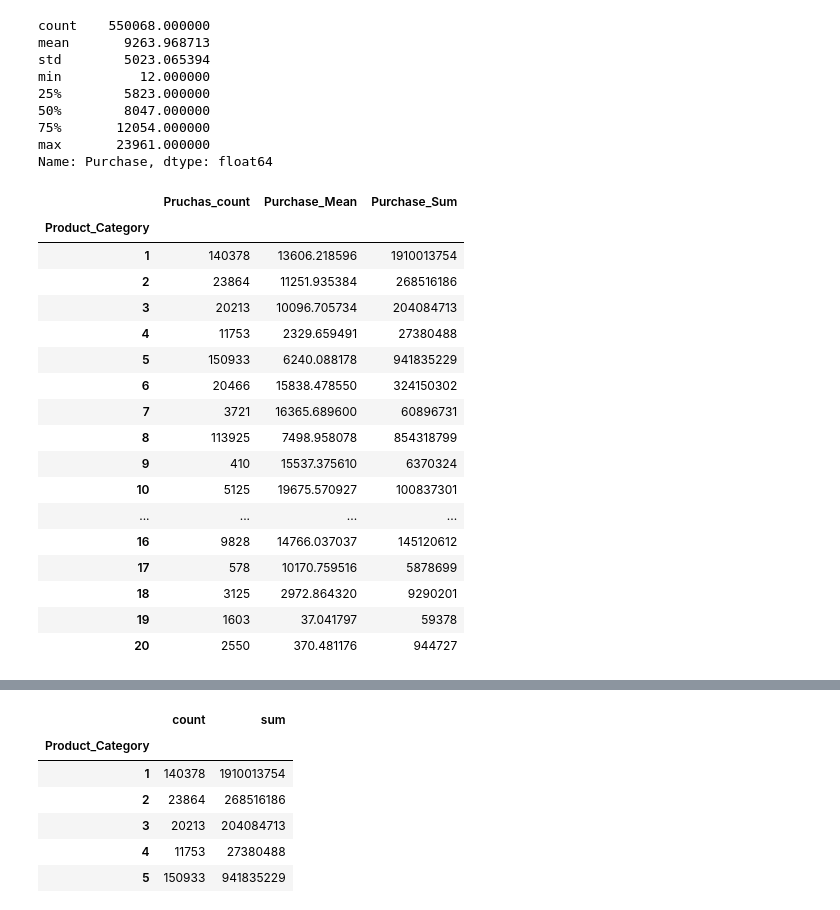
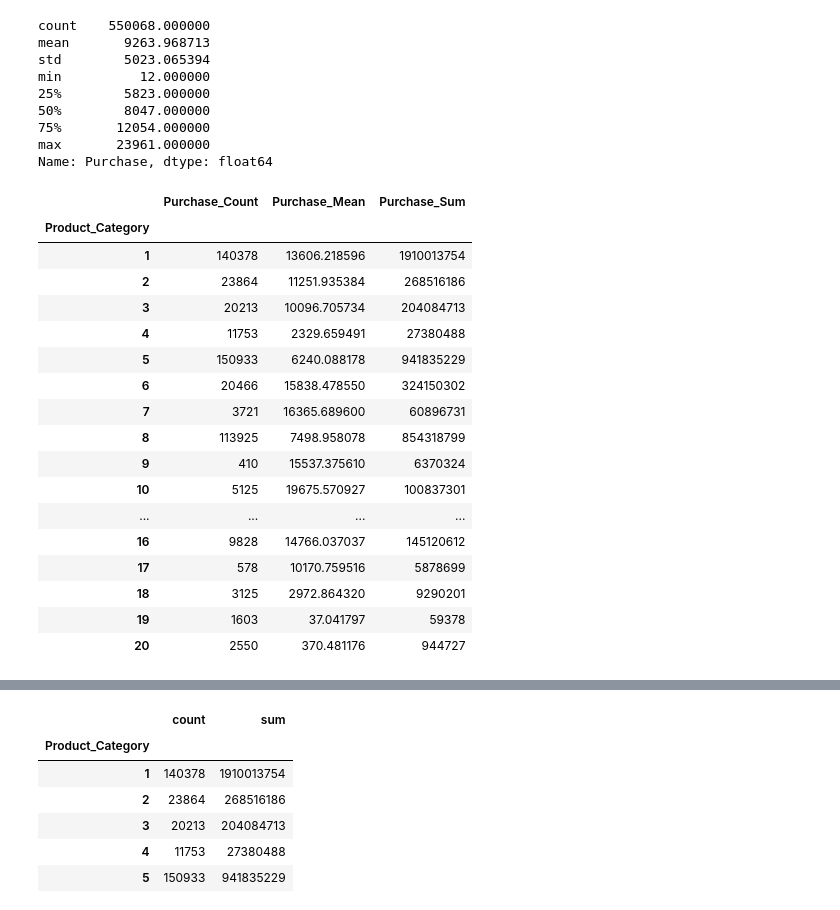
Before and after one commit to cherrima/hipython, a Jupyter notebook: 45_데이터분석_Wallmart_강창희.ipynb, the cells around one changed output, grey strips where cells are left out. Drawn from its saved outputs; the diff is of its cells as text; code cells hidden in the pictures.

```diff
--- a/45_데이터분석_Wallmart_강창희.ipynb
+++ b/45_데이터분석_Wallmart_강창희.ipynb
@@ -149,12 +166,12 @@ Name: Purchase, dtype: float64
 # %%
 #상위 1% 가격의 구매제품 목록 - 이상치 확인
 # df.sort_values(by='Purchase', ascending=False).head(10)
 df_cat = df.groupby('Product_Category')['Purchase'].agg(['count', 'mean', 'sum'])
 # df_cat = df.sort_values(by='mean', ascending=False)
-df_cat.columns = ['Pruchas_count', 'Purchase_Mean', 'Purchase_Sum']
+df_cat.columns = ['Purchase_Count', 'Purchase_Mean', 'Purchase_Sum']
 df_cat
 # %% [output]
-|  | Pruchas_count | Purchase_Mean | Purchase_Sum |
+|  | Purchase_Count | Purchase_Mean | Purchase_Sum |
 | Product_Category |  |  |  |
 | 1 | 140378 | 13606.218596 | 1910013754 |
 | 2 | 23864 | 11251.935384 | 268516186 |
```
Also changed, not shown: parts of 42 cells of this notebook, 2 other files.
